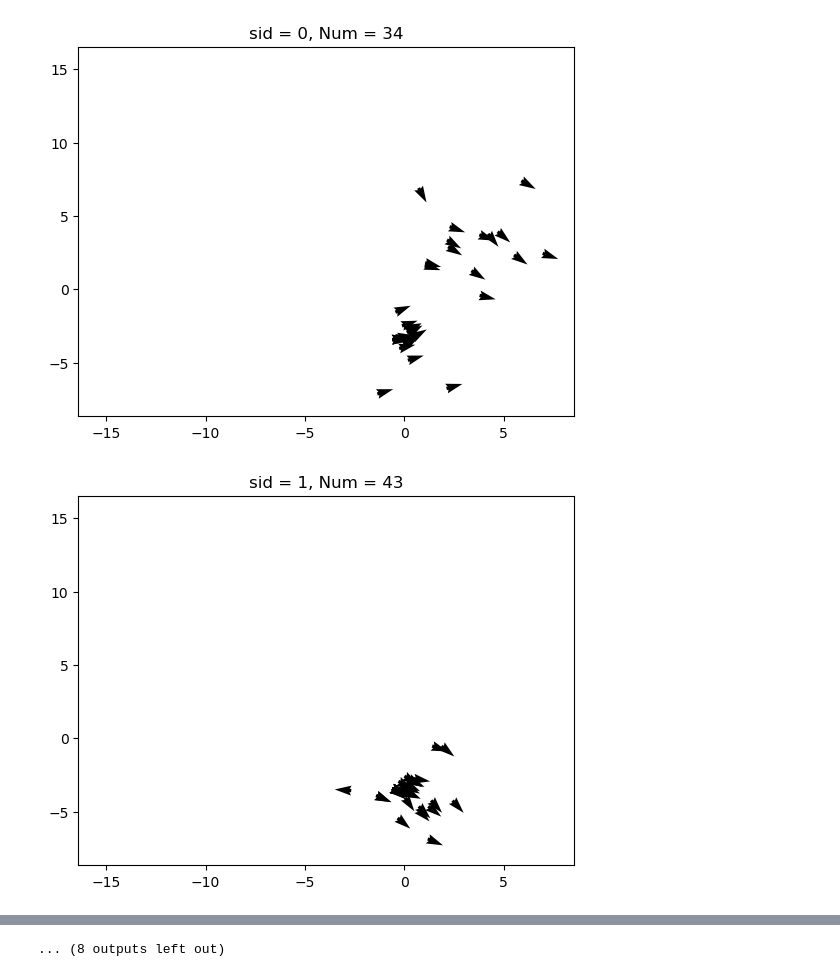
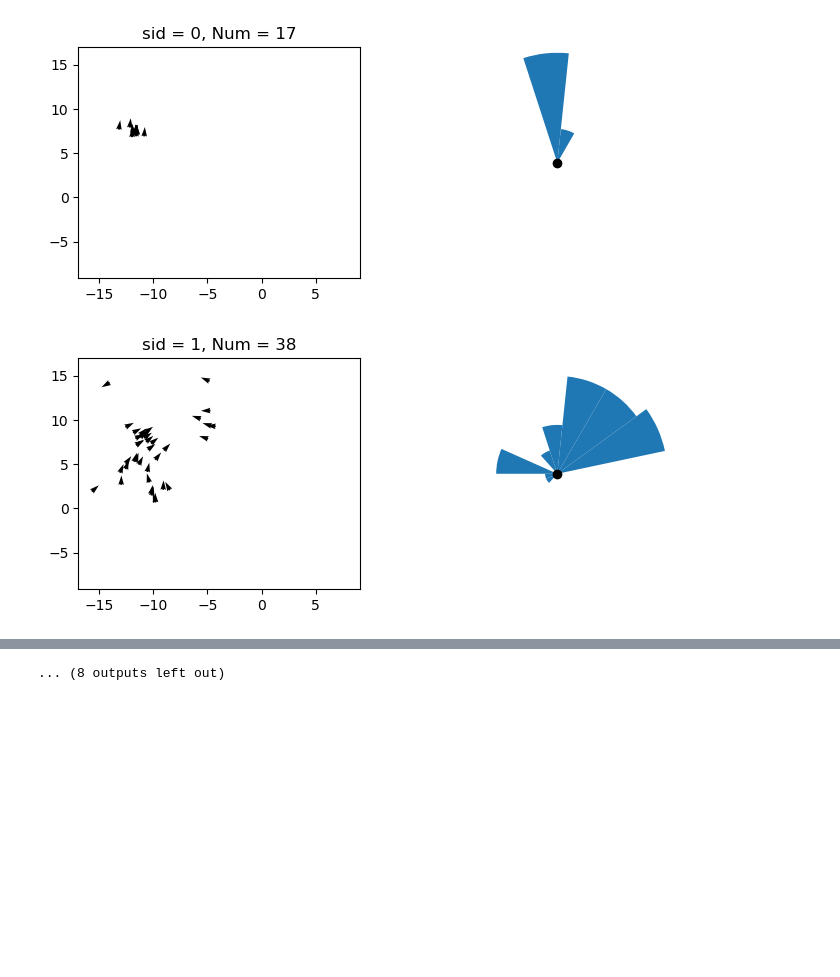
Before and after one commit to yyhhoi/HippoSLAM, a Jupyter notebook: controllers/hipposlam/UMAP_offline_state_specificity.ipynb, the cells around one changed output, grey strips where cells are left out. Drawn from its saved outputs; the diff is of its cells as text; code cells hidden in the pictures; blank space fills up the shorter version.

```diff
--- a/controllers/hipposlam/UMAP_offline_state_specificity.ipynb
+++ b/controllers/hipposlam/UMAP_offline_state_specificity.ipynb
@@ -51,11 +51,15 @@ class OfflineEmbeddingLearner:
 # %%
 # Load data
 project_dir = join('data', 'VAE')
-load_embed_dir = join(project_dir, 'embeds2')
-load_annotation_pth = join(project_dir, 'annotations2.csv')
-save_dir = join(project_dir, 'model', 'ContrastiveVAEmul=0.1000')
-save_umap_pth = join(save_dir, 'umap.pickle')
+load_embed_dir = join(project_dir, 'embeds3')
+load_annotation_pth = join(project_dir, 'annotations3.csv')
+save_dir = join(project_dir, 'model', 'OnlyEmbed_imgs3')
+save_umap_pth = join(save_dir, 'umap.sav')
 dataset = EmbeddingImageDatasetAll(load_annotation_pth, load_embed_dir, to_numpy=True)
-MNembeds = np.stack([e for e, _ in dataset])
-labels = np.stack([e for _, e in dataset])
+# MNembeds = np.stack([e for e, _ in dataset])
+# labels = np.stack([e for _, e in dataset])
+
+N = len(dataset)
+embeds, labels = dataset.get_all()
+embeds_fit, labels_fit = embeds[:N], labels[:N]
 # %%
@@ -113,26 +122,40 @@ Number of unique states = 425
 # %%
-labels = dataset.img_labels.iloc[:Niters, [1, 2, 3]].to_numpy()
+labels = dataset.img_labels[['x', 'y', 'a']].to_numpy()
 x, y, a = labels[:Niters, 0], labels[:Niters, 1], labels[:Niters, 2]
 
 xmin, xmax = x.min(), x.max()
 ymin, ymax = y.min(), y.max()
 
 unique_sids = np.unique(sid)
-np.random.seed(10)
+np.random.seed(11)
 
 selected_sids = np.random.choice(len(unique_sids), 20, replace=False)
 # for sid_each in np.append(selected_sids, 0):
-
+aedges = np.linspace(-np.pi, np.pi, 16)
+axm = aedges[:-1]/ 2 + aedges[1:] / 2
+ax0_margin = 1
 for sid_each in np.arange(0, 20):
     mask = sid == sid_each
     xplot = x[mask]
     yplot = y[mask]
     aplot = a[mask]
-    fig, ax = plt.subplots()
-    ax.quiver(xplot, yplot, np.cos(aplot), np.sin(aplot), scale=30)
-    ax.set_xlim(xmin- 0.5, xmax + 0.5)
-    ax.set_ylim(ymin- 0.5, ymax + 0.5)
-    ax.set_title('sid = %d, Num = %d'%(sid_each, mask.sum()))
+
+
+    fig = plt.figure(figsize=(8, 3))
+
+    ax0 = fig.add_subplot(1, 2, 1)
+    ax1 = fig.add_subplot(1, 2, 2, projection='polar')
+
+
+    ax0.quiver(xplot, yplot, np.cos(aplot), np.sin(aplot), scale=30)
+    ax0.set_xlim(xmin- ax0_margin, xmax + ax0_margin)
+    ax0.set_ylim(ymin- ax0_margin, ymax + ax0_margin)
+    ax0.set_title('sid = %d, Num = %d'%(sid_each, mask.sum()))
+
+    abins,_  = np.histogram(aplot, bins=aedges )
+    ax1.bar(axm, abins, width=aedges[1]-aedges[0])
+    ax1.scatter(0, 0, c='k')
+    ax1.axis('off')
 # %% [output]
-[figure, old version]
+[figure, new version]
-[figure, old version]
+[figure, new version]
```
Also changed, not shown: parts of 11 cells of this notebook, 11 other files.
